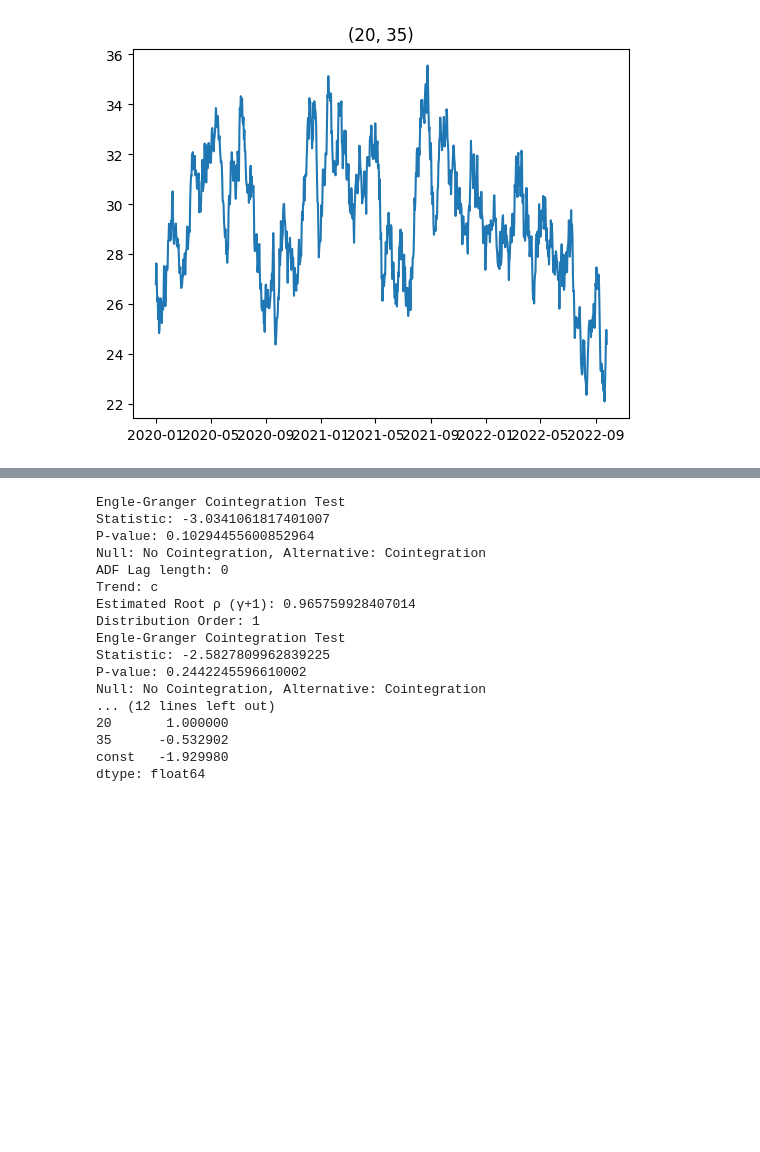
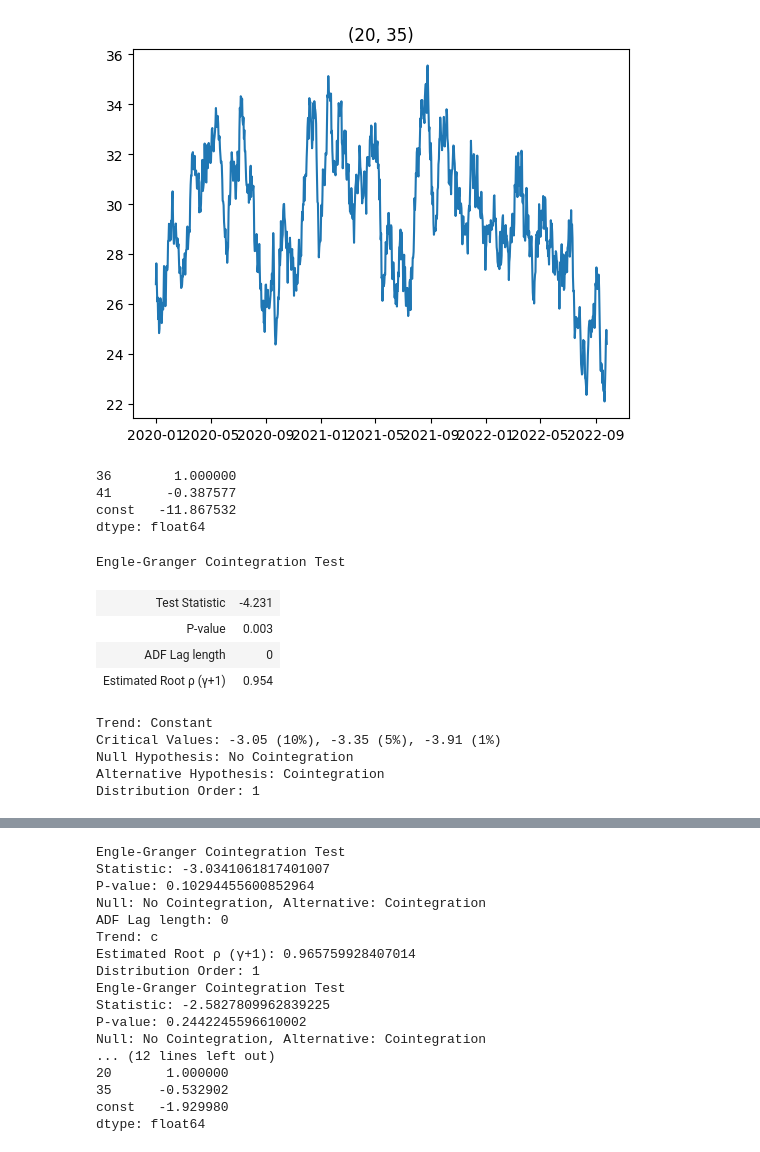
Before and after one commit to Troppydash/algothon, a Jupyter notebook: da/khang_pairs.ipynb, the cells around one changed output, grey strips where cells are left out. Saved outputs shown, nothing was run; the diff lists cells and outputs as text; code cells hidden in the pictures; blank space fills up the shorter version.

```diff
--- a/da/khang_pairs.ipynb
+++ b/da/khang_pairs.ipynb
@@ -186,4 +202,23 @@ for pair in pairs:
 [figure]
 [figure]
 [figure]
+# %%
+check = engle_granger(train["36"], train["41"], trend='c', method='bic')
+print(check.cointegrating_vector)
+check
+# %% [output]
+36        1.000000
+41       -0.387577
+const   -11.867532
+dtype: float64
+Engle-Granger Cointegration Test
+| Test Statistic | -4.231 |
+| P-value | 0.003 |
+| ADF Lag length | 0 |
+| Estimated Root ρ (γ+1) | 0.954 |
+Trend: Constant
+Critical Values: -3.05 (10%), -3.35 (5%), -3.91 (1%)
+Null Hypothesis: No Cointegration
+Alternative Hypothesis: Cointegration
+Distribution Order: 1
 # %%
```
Also changed, not shown: parts of 4 cells of this notebook, 4 other files.
